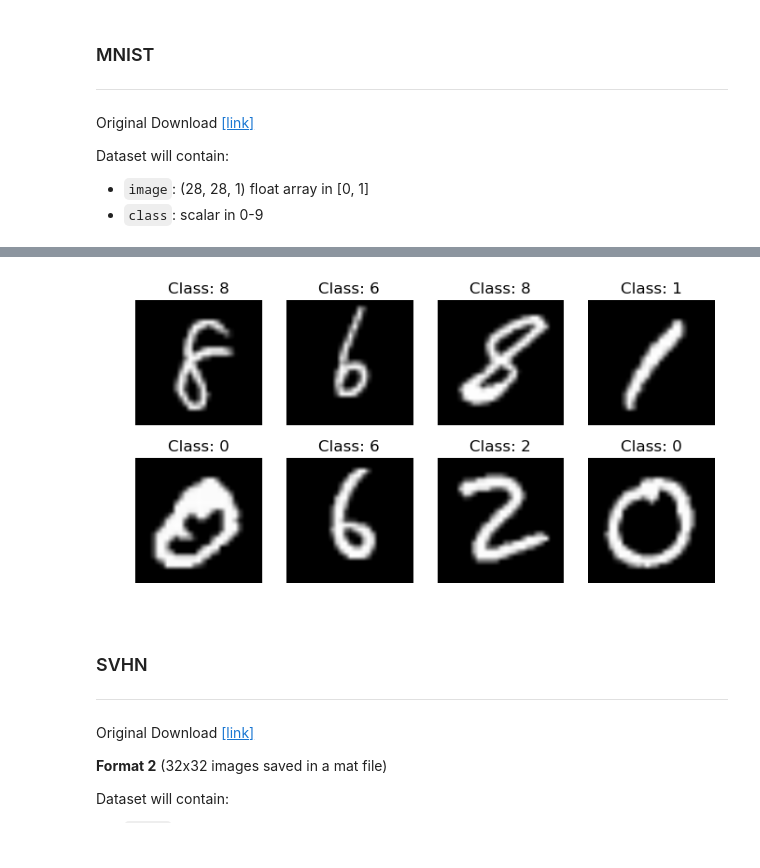
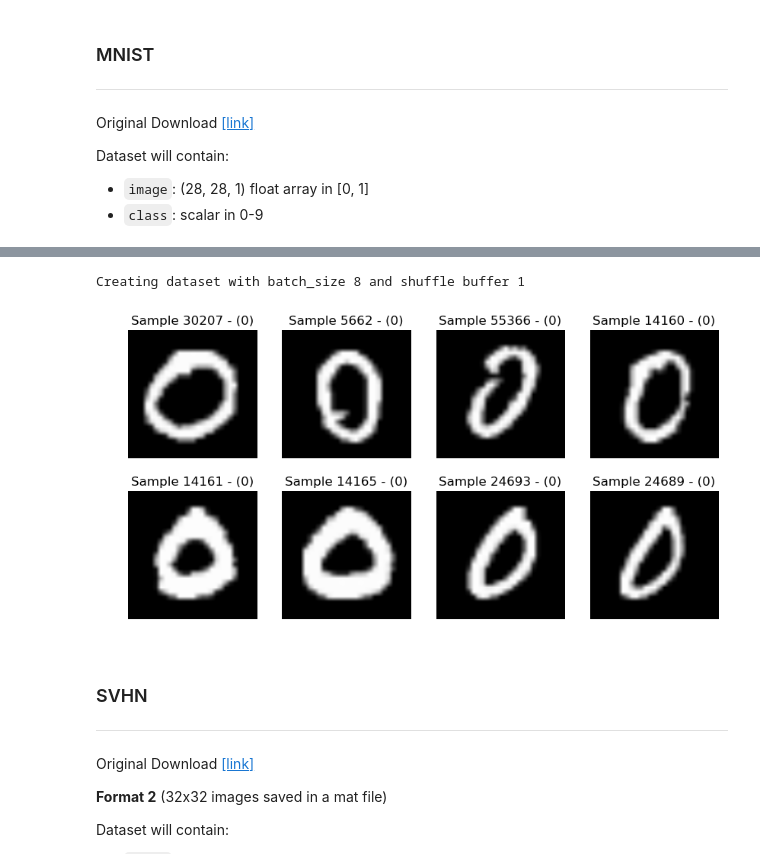
Before and after one commit to ameroyer/TFDatasets, a Jupyter notebook: load_datasets.ipynb, the cells around one changed output, grey strips where cells are left out. Drawn from its saved outputs; the diff is of its cells as text; code cells hidden in the pictures.

Commit message:
Adding sorted MNIST

```diff
--- a/load_datasets.ipynb
+++ b/load_datasets.ipynb
@@ -6,7 +6,7 @@ import numpy as np
 from matplotlib import pyplot as plt
 import tensorflow as tf
 # %%
-def get_tf_dataset(path_to_tfrecords, parsing_fn, shuffle_buffer=1000, batch_size=8):
+def get_tf_dataset(path_to_tfrecords, parsing_fn, shuffle_buffer=1, batch_size=8):
     """Create a basic tensorflow Dataset object from a TFRecords.
 
     Args:
@@ -15,6 +15,8 @@ def get_tf_dataset(path_to_tfrecords, parsing_fn, shuffle_buffer=1000, batch_siz
         shuffle_buffer: Shuffle buffer size to randomize the dataset
         batch_size: Batch size
     """
+    print('Creating dataset with batch_size %d and shuffle buffer %d' % (
+            batch_size, shuffle_buffer))
     data = tf.data.TFRecordDataset(path_to_tfrecords)
     data = data.shuffle(shuffle_buffer)
     data = data.map(parsing_fn)
@@ -43,7 +50,7 @@ Dataset will contain:
   * `class`: scalar in 0-9
 # %%
 source_path = os.path.expanduser('~/Data/MNIST/')
-target_path = 'tf_mnist'
+target_path = 'TFRecords/tf_mnist'
 # %%
 %%time
 # convert MNIST dataset to TFRecords
@@ -62,19 +69,20 @@ Wall time: 9.1 s
 # %%
 # load training dataset and resize image to 128
 loader = mnist.MNISTLoader(resize=128)
 with tf.Graph().as_default():
     data = get_tf_dataset('%s_train' % target_path, loader.parsing_fn)
     with tf.Session() as sess:
         data_ = sess.run(data)
 # Display
-_, axis = plt.subplots(2, 4, figsize=(8, 4))
+_, axis = plt.subplots(2, 4, figsize=(10, 5))
 for i, ax in enumerate(axis.flatten()):
-    ax.set_title('Class: %d' % data_['class'][i])
+    ax.set_title('Sample %d - (%d)' % (data_['id'][i], data_['class'][i]))
     ax.imshow(np.tile(data_['image'][i], (1, 1, 3)))
     ax.set_axis_off()
 plt.show()
 # %% [output]
+Creating dataset with batch_size 8 and shuffle buffer 1
-[figure, old version]
+[figure, new version]
 # %% [markdown]
 ### SVHN
 ---
```
Also changed, not shown: parts of 3 cells of this notebook, 2 other files.
